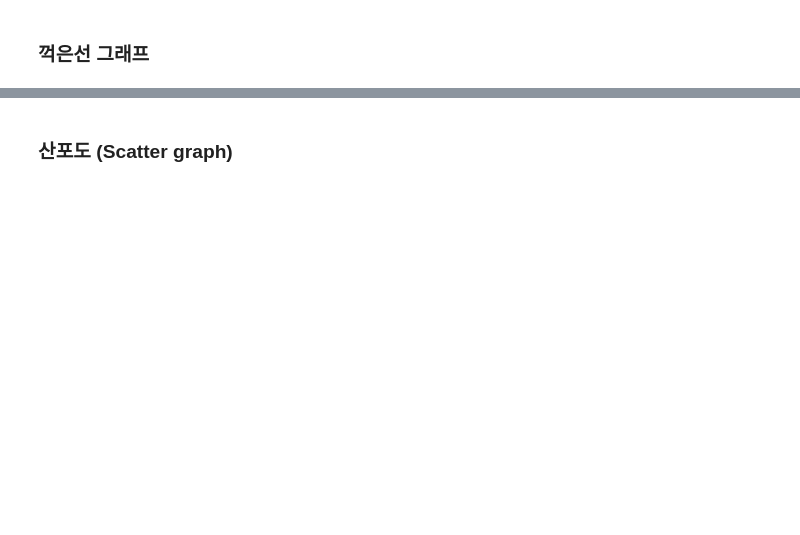
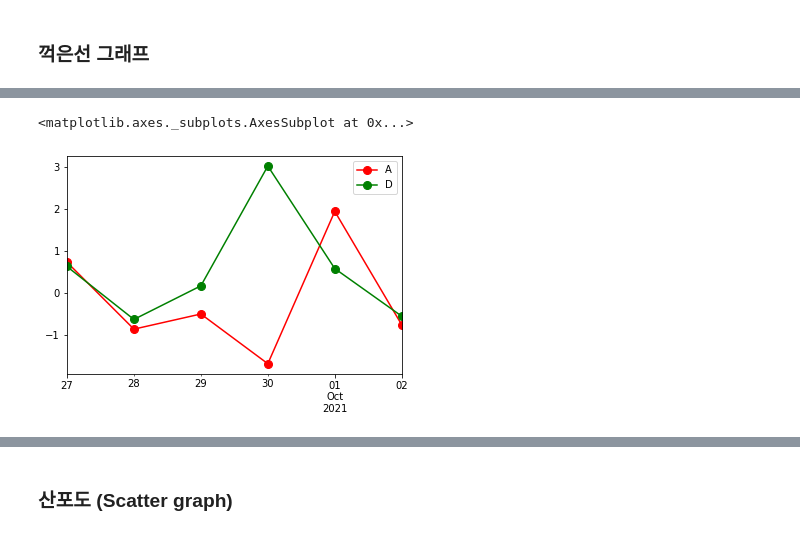
Before and after one commit to Skystar728/pdm12, a Jupyter notebook: py-pandas/pandas_4_visualizing_df.ipynb, the cells around one changed output, grey strips where cells are left out. Drawn from its saved outputs; the diff is of its cells as text; code cells hidden in the pictures; blank space fills up the shorter version.

```diff
--- a/py-pandas/pandas_4_visualizing_df.ipynb
+++ b/py-pandas/pandas_4_visualizing_df.ipynb
@@ -98,2 +92,8 @@ df[['A','D']].plot(marker='o', color='rb', ms=8)  # works!, change colors
+# %%
+# 다른 색의 그래프로 연출
+df[['A','D']].plot(marker='o', color='rg', ms=8)
+# %% [output]
+<matplotlib.axes._subplots.AxesSubplot at 0x...>
+[figure, added]
 # %%
 df.plot(y=['A','C'], marker='o')
```
Also changed, not shown: parts of 27 cells of this notebook.
